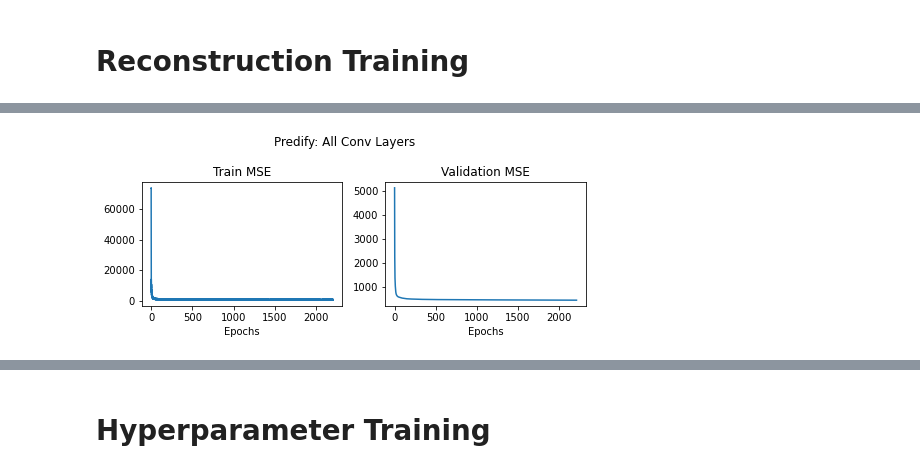
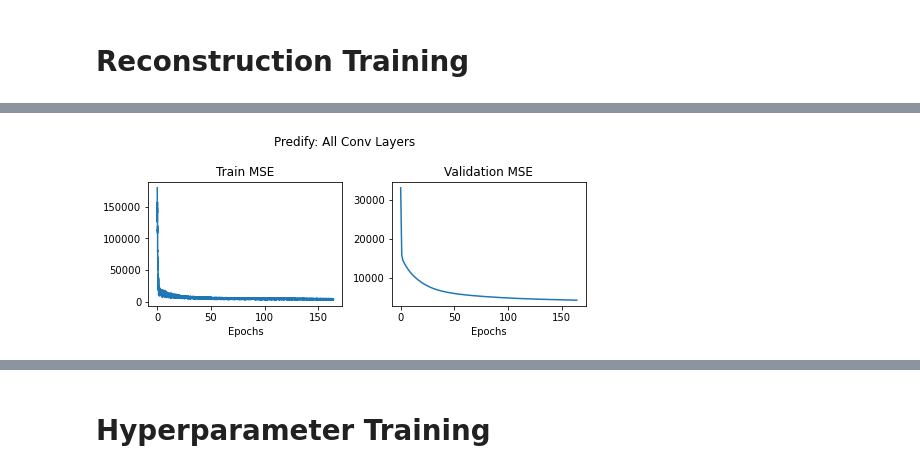
Before and after one commit to chingf/hallucnn, a Jupyter notebook: notebooks/03-plot-training-curves.ipynb, the cells around one changed output, grey strips where cells are left out. Drawn from its saved outputs; the diff is of its cells as text; code cells hidden in the pictures.

```diff
--- a/notebooks/03-plot-training-curves.ipynb
+++ b/notebooks/03-plot-training-curves.ipynb
@@ -49,3 +49,34 @@ def smooth(xs, ys, n=3):
 engram_dir = '/mnt/smb/locker/abbott-locker/hcnn/'
 # %%
 tensorboard_dir = f'{engram_dir}1_tensorboard/'
+# %%
+tfdir = tensorboard_dir + 'pnet2_pt2/'
+tfdir_files = os.listdir(tfdir)
+tffiles = [tfdir + f for f in tfdir_files]
+tffiles.sort(key=os.path.getctime)
+train_loss = []
+eval_loss = []
+
+for tffile in tffiles:
+    #print('Showing:')
+    #print(tffile)
+    ea = event_accumulator.EventAccumulator(tffile)
+    ea.Reload()
+
+    train_loss.extend([e.value for e in ea.Scalars('MSE Train/Sum')])
+    eval_loss.extend([e.value for e in ea.Scalars('MSE Eval/Sum')])
+
+fig, axs = plt.subplots(1, 2, figsize = (7, 3))
+smoothed_train = smooth(
+    np.linspace(0, len(eval_loss), len(train_loss)), train_loss, n=15)
+axs[0].plot(np.linspace(0, len(eval_loss), len(train_loss)), smoothed_train)
+axs[0].set_title('Train MSE')
+axs[0].set_xlabel('Epochs')
+#axs[0].set_ylim(0, 7500)
+axs[1].plot(np.linspace(0, len(eval_loss), len(eval_loss)), eval_loss)
+axs[1].set_title('Validation MSE')
+axs[1].set_xlabel('Epochs')
+#axs[1].set_ylim(0, 1500)
+plt.suptitle('Predify: All Conv Layers')
+plt.tight_layout()
+plt.show()
@@ -52,31 +85,31 @@ tensorboard_dir = f'{engram_dir}1_tensorboard/'
 # %%
-tfdir = tensorboard_dir + 'pnet/'
+tfdir = tensorboard_dir + 'pnet_temp_shuffle2/'
 tfdir_files = os.listdir(tfdir)
 tffiles = [tfdir + f for f in tfdir_files]
 tffiles.sort(key=os.path.getctime)
 train_loss = []
 eval_loss = []
 
 for tffile in tffiles:
     #print('Showing:')
     #print(tffile)
     ea = event_accumulator.EventAccumulator(tffile)
     ea.Reload()
 
     train_loss.extend([e.value for e in ea.Scalars('MSE Train/Sum')])
     eval_loss.extend([e.value for e in ea.Scalars('MSE Eval/Sum')])
 
 fig, axs = plt.subplots(1, 2, figsize = (7, 3))
 axs[0].plot(np.linspace(0, len(eval_loss), len(train_loss)), train_loss)
 axs[0].set_title('Train MSE')
 axs[0].set_xlabel('Epochs')
 #axs[0].set_ylim(0, 7500)
 axs[1].plot(np.linspace(0, len(eval_loss), len(eval_loss)), eval_loss)
 axs[1].set_title('Validation MSE')
 axs[1].set_xlabel('Epochs')
 #axs[1].set_ylim(3000, 3500)
 plt.suptitle('Predify: All Conv Layers')
 plt.tight_layout()
 plt.show()
 # %% [output]
-[figure, old version]
+[figure, new version]
```
Also changed, not shown: parts of 11 cells of this notebook, 1 other file.
